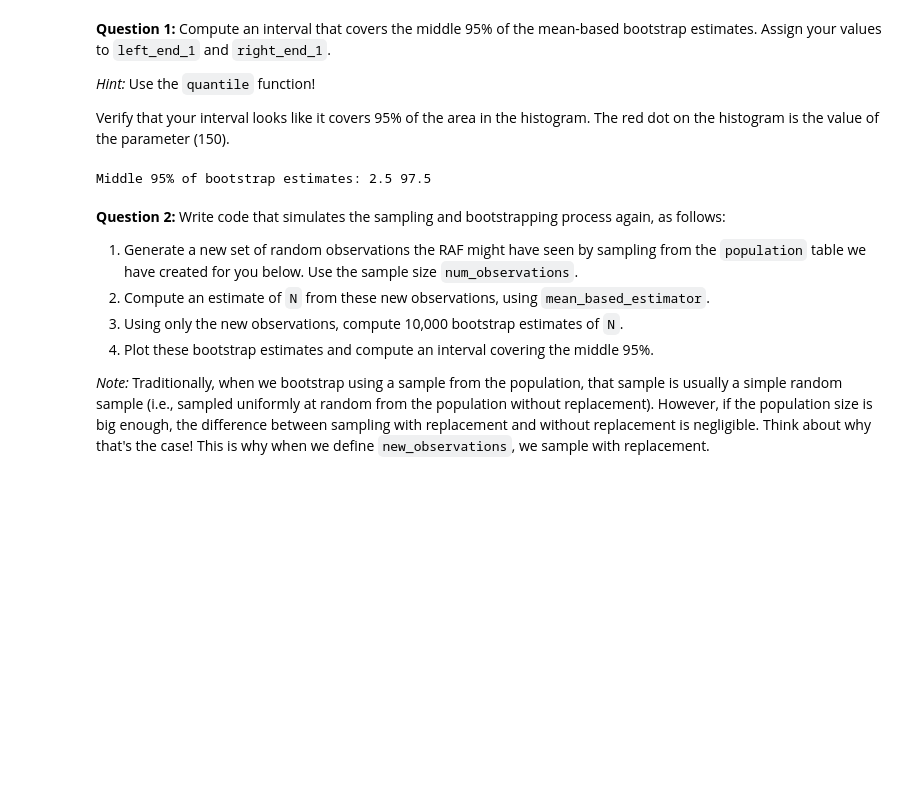
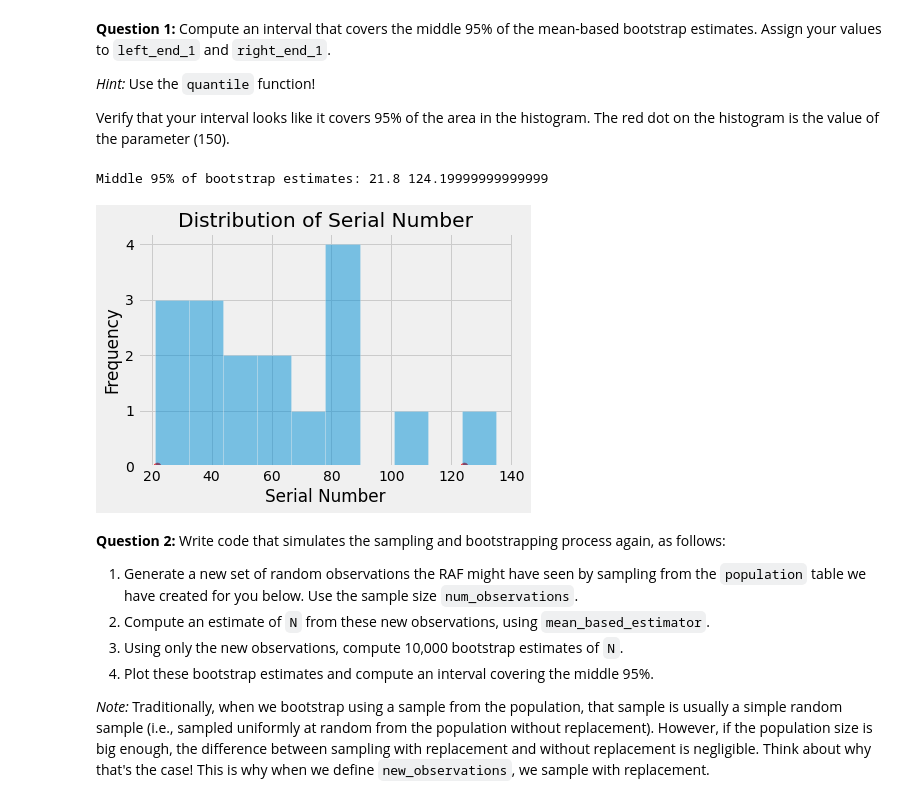
Before and after one commit to prabinspkt/data-science-f20, a Jupyter notebook: Lab 13/Lab 13 - November 5.ipynb, the cells around one changed output. Cells and saved outputs as stored; diff of their text form; code cells hidden in the pictures; blank space fills up the shorter version.

```diff
--- a/Lab 13/Lab 13 - November 5.ipynb
+++ b/Lab 13/Lab 13 - November 5.ipynb
@@ -260,12 +260,21 @@ plot_hist(bootstrap_max_based_estimates, "Max based estimates distribution", "Ma
 *Hint:* Use the `quantile` function!
 
 Verify that your interval looks like it covers 95% of the area in the histogram. The red dot on the histogram is the value of the parameter (150).
-# %%
-left_end_1 = 2.5
-right_end_1 = 97.5
-print("Middle 95% of bootstrap estimates:",left_end_1,right_end_1)
-# %% [output]
-Middle 95% of bootstrap estimates: 2.5 97.5
+# %%
+left_end_1 = np.quantile(observations, 0.025)
+right_end_1 = np.quantile(observations, 0.975)
+print("Middle 95% of bootstrap estimates:",left_end_1,right_end_1)
+
+plt.hist(observations, alpha=0.5)
+plt.scatter(left_end_1, 0, color='red', s=50);
+plt.scatter(right_end_1, 0, color='red', s=50);
+plt.title("Distribution of Serial Number")
+plt.xlabel("Serial Number")
+plt.ylabel("Frequency")
+plt.show()
+# %% [output]
+Middle 95% of bootstrap estimates: 21.8 124.19999999999999
+[figure, added]
 # %% [markdown]
 **Question 2:** Write code that simulates the sampling and bootstrapping process again, as follows:
 
```
Also changed, not shown: parts of 10 cells of this notebook, 3 other files.
